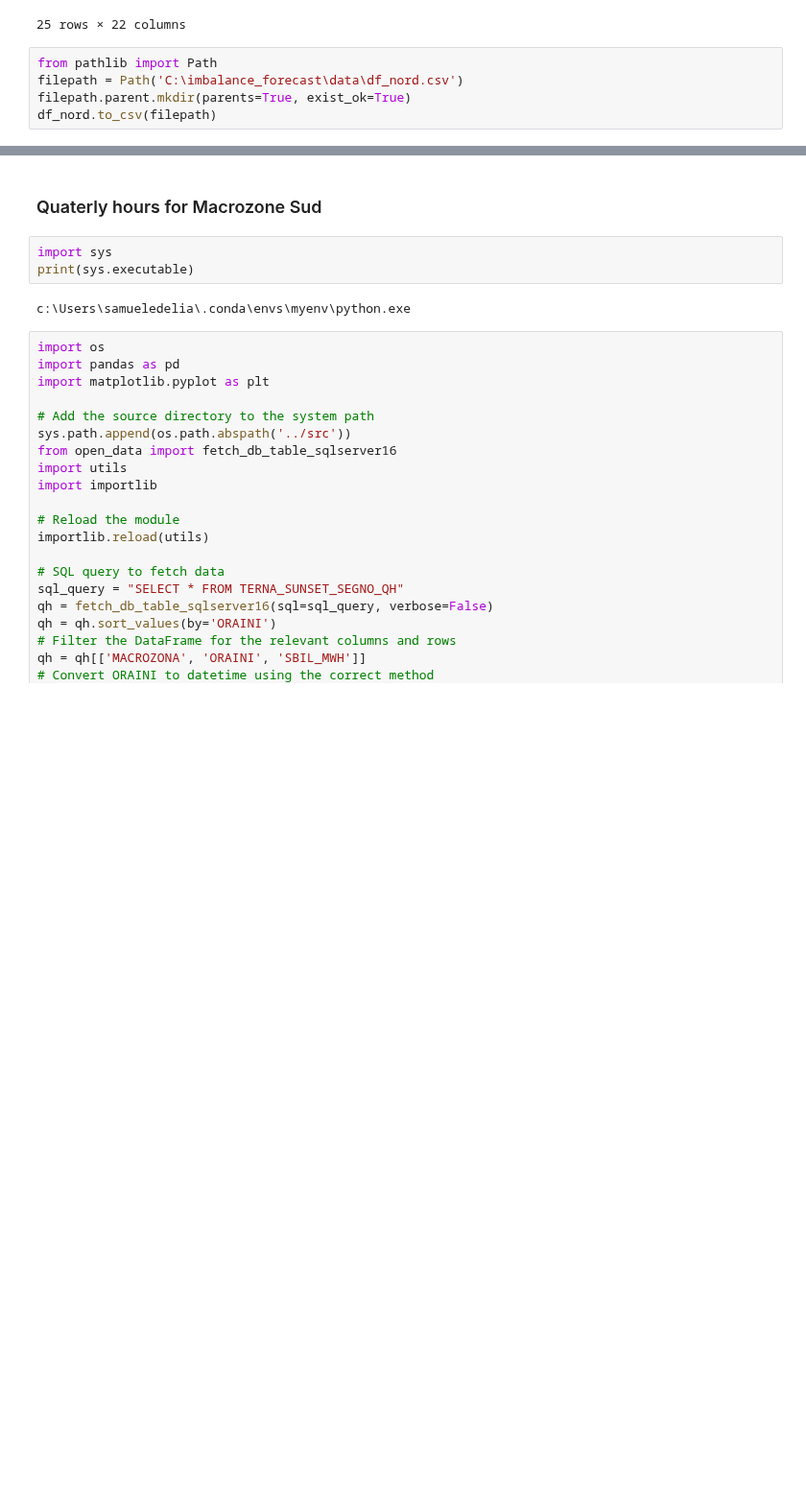
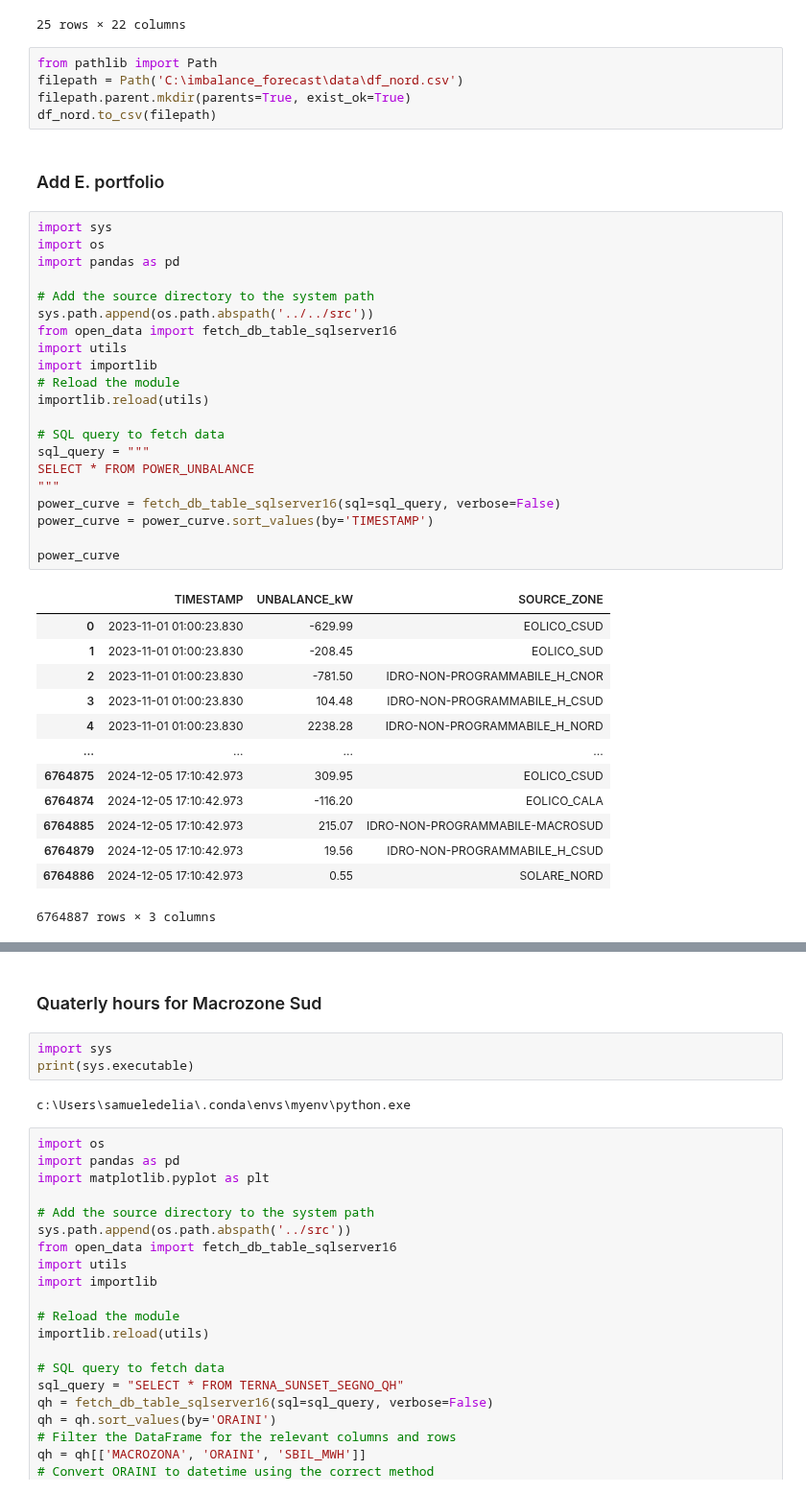
Before and after one commit to samueledelia/Italian-imbalance-forecasting, a Jupyter notebook: notebook/create_dataset_thesis.ipynb, the cells around one changed output, grey strips where cells are left out. Shown at 96% size. Drawn from its saved outputs; the diff is of its cells as text; blank space fills up the shorter version.

```diff
--- a/notebook/create_dataset_thesis.ipynb
+++ b/notebook/create_dataset_thesis.ipynb
@@ -446,3 +446,40 @@ from pathlib import Path
 filepath = Path('C:\imbalance_forecast\data\df_nord.csv')
 filepath.parent.mkdir(parents=True, exist_ok=True)
 df_nord.to_csv(filepath)
+# %% [markdown]
+### Add E. portfolio
+# %%
+import sys
+import os
+import pandas as pd
+
+# Add the source directory to the system path
+sys.path.append(os.path.abspath('../../src'))
+from open_data import fetch_db_table_sqlserver16
+import utils
+import importlib
+# Reload the module
+importlib.reload(utils)
+
+# SQL query to fetch data
+sql_query = """
+SELECT * FROM POWER_UNBALANCE
+"""
+power_curve = fetch_db_table_sqlserver16(sql=sql_query, verbose=False)
+power_curve = power_curve.sort_values(by='TIMESTAMP')
+
+power_curve
+# %% [output]
+|  | TIMESTAMP | UNBALANCE_kW | SOURCE_ZONE |
+| 0 | 2023-11-01 01:00:23.830 | -629.99 | EOLICO_CSUD |
+| 1 | 2023-11-01 01:00:23.830 | -208.45 | EOLICO_SUD |
+| 2 | 2023-11-01 01:00:23.830 | -781.50 | IDRO-NON-PROGRAMMABILE_H_CNOR |
+| 3 | 2023-11-01 01:00:23.830 | 104.48 | IDRO-NON-PROGRAMMABILE_H_CSUD |
+| 4 | 2023-11-01 01:00:23.830 | 2238.28 | IDRO-NON-PROGRAMMABILE_H_NORD |
+| ... | ... | ... | ... |
+| 6764875 | 2024-12-05 17:10:42.973 | 309.95 | EOLICO_CSUD |
+| 6764874 | 2024-12-05 17:10:42.973 | -116.20 | EOLICO_CALA |
+| 6764885 | 2024-12-05 17:10:42.973 | 215.07 | IDRO-NON-PROGRAMMABILE-MACROSUD |
+| 6764879 | 2024-12-05 17:10:42.973 | 19.56 | IDRO-NON-PROGRAMMABILE_H_CSUD |
+| 6764886 | 2024-12-05 17:10:42.973 | 0.55 | SOLARE_NORD |
+6764887 rows × 3 columns
```
Also changed, not shown: parts of 13 cells of this notebook, 3 other files.
